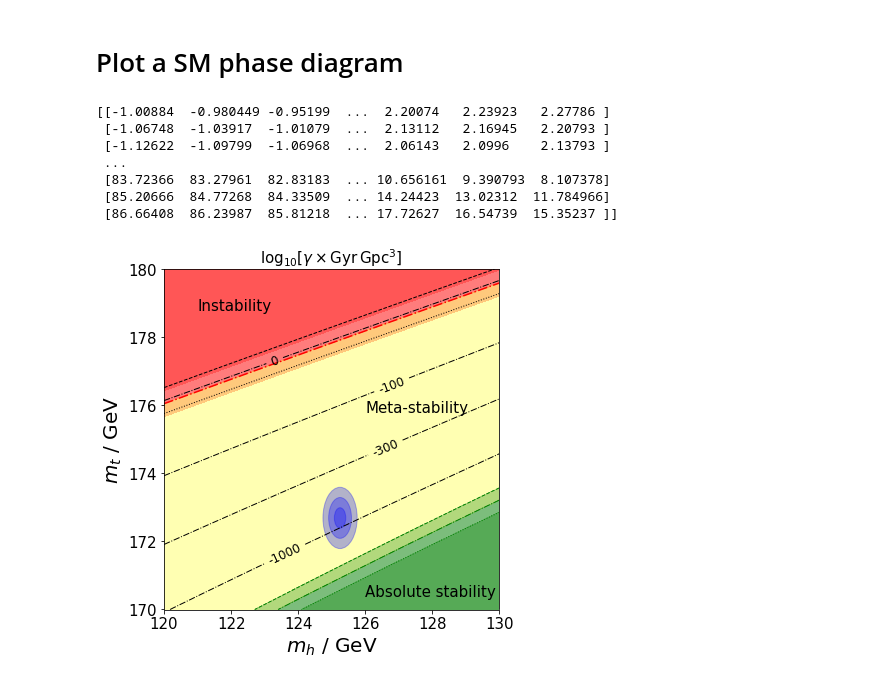
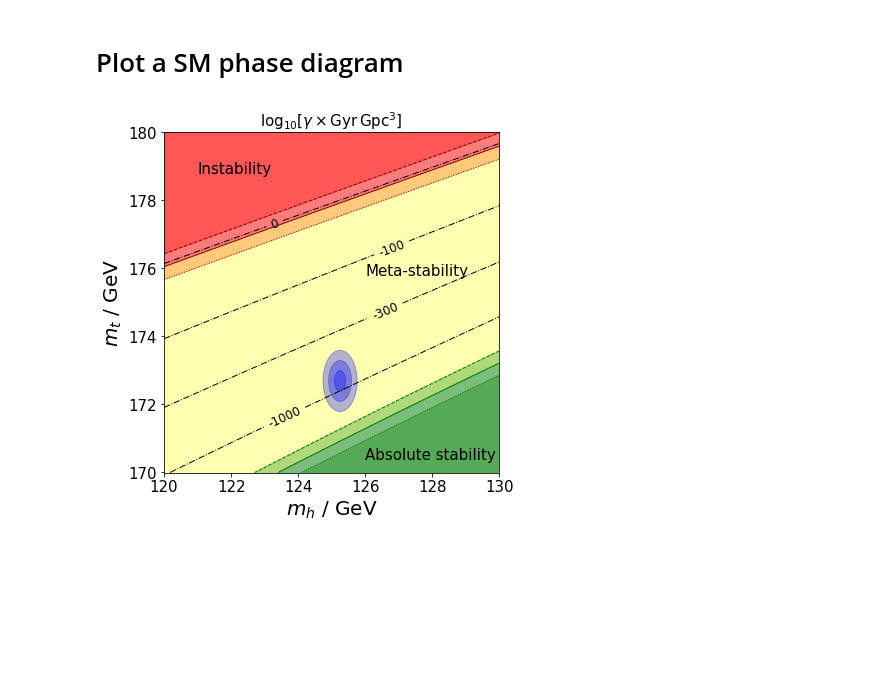
Before and after one commit to SoChigusa/ELVAS, a Jupyter notebook: src/plot/phase_diagram.ipynb, the cells around one changed output. Saved outputs shown, nothing was run; the diff lists cells and outputs as text; code cells hidden in the pictures; blank space fills up the shorter version.

Commit message:
line convention changed

```diff
--- a/src/plot/phase_diagram.ipynb
+++ b/src/plot/phase_diagram.ipynb
@@ -58,11 +58,19 @@ if USE_ELVAS_OUTPUT:
   log10gamma = replaceInf(data[:,2])
   Zm = log10gamma.reshape(nPts+1,nPts+1)
   data = np.loadtxt("../output/" + DATE_LABEL + "_lammin.dat", usecols=range(3), delimiter='   ')
-  lammin = data[:,2].reshape(nPts+1, nPts+1)
-  data = np.loadtxt("../output/" + DATE_LABEL + "_alphap1s_lammin.dat", usecols=range(3), delimiter='   ')
-  lamminp = data[:,2].reshape(nPts+1, nPts+1)
-  data = np.loadtxt("../output/" + DATE_LABEL + "_alpham1s_lammin.dat", usecols=range(3), delimiter='   ')
-  lamminm = data[:,2].reshape(nPts+1, nPts+1)
+  if DATE_LABEL == "1803": # different data convention
+    data = np.loadtxt("../output/" + DATE_LABEL + "_lammin.dat", usecols=range(3), delimiter='   ')
+    lammin = data[:,2].reshape(nPts+1, nPts+1).T
+    data = np.loadtxt("../output/" + DATE_LABEL + "_alphap1s_lammin.dat", usecols=range(3), delimiter='   ')
+    lamminp = data[:,2].reshape(nPts+1, nPts+1).T
+    data = np.loadtxt("../output/" + DATE_LABEL + "_alpham1s_lammin.dat", usecols=range(3), delimiter='   ')
+    lamminm = data[:,2].reshape(nPts+1, nPts+1).T
+  else:
+    lammin = data[:,2].reshape(nPts+1, nPts+1)
+    data = np.loadtxt("../output/" + DATE_LABEL + "_alphap1s_lammin.dat", usecols=range(3), delimiter='   ')
+    lamminp = data[:,2].reshape(nPts+1, nPts+1)
+    data = np.loadtxt("../output/" + DATE_LABEL + "_alpham1s_lammin.dat", usecols=range(3), delimiter='   ')
+    lamminm = data[:,2].reshape(nPts+1, nPts+1)
 else:
   data = np.loadtxt("../output/" + DATE_LABEL + ".dat", usecols=range(5), delimiter='\t')
   mt = data[:,0]
@@ -76,19 +84,18 @@ else:
 # for contour fill
 # Z < -3 & lammin < 0 are required
 metastability = np.maximum(Z + 3, 100 * lammin)
-print(metastability)
 
 # contour plot (line / area)
 cs = ax.contour(X, Y, Z, levels=[-1000, -300, -100, 0], colors='black', linewidths=1, linestyles='-.')
-ax.contour(X, Y, Zp, levels=[0], colors='black', linewidths=1, linestyles='--')
-ax.contour(X, Y, Zm, levels=[0], colors='black', linewidths=1, linestyles=':')
-ax.contour(X, Y, lammin, levels=[0], colors='green', linewidths=1, linestyles='-.')
+ax.contour(X, Y, lammin, levels=[0], colors='green', linewidths=1, linestyles='-')
 ax.contour(X, Y, lamminp, levels=[0], colors='green', linewidths=1, linestyles='--')
 ax.contour(X, Y, lamminm, levels=[0], colors='green', linewidths=1, linestyles=':')
 ax.contourf(X, Y, Z, levels=[-3, np.inf], alpha=0.3, colors='red')
 ax.contourf(X, Y, Zp, levels=[-3, np.inf], alpha=0.3, colors='red')
 ax.contourf(X, Y, Zm, levels=[-3, np.inf], alpha=0.3, colors='red')
-ax.contour(X, Y, Z+3, levels=[0], colors='red', linestyles='-.')
+ax.contour(X, Y, Z, levels=[-3], colors='darkred', linewidths=1, linestyles='-')
+ax.contour(X, Y, Zp, levels=[-3], colors='darkred', linewidths=1, linestyles='--')
+ax.contour(X, Y, Zm, levels=[-3], colors='darkred', linewidths=1, linestyles=':')
 ax.contourf(X, Y, metastability, levels=[LARGE_NEGATIVE, 0], alpha=0.3, colors='yellow')
 ax.contourf(X, Y, lammin, levels=[0, -LARGE_NEGATIVE], alpha=0.3, colors='green')
 ax.contourf(X, Y, lamminp, levels=[0, -LARGE_NEGATIVE], alpha=0.3, colors='green')
@@ -102,38 +109,31 @@ for sigma in range(1, 4):
   e = pat.Ellipse(xy=(MH, MTMC), width=2*sigma*MH_ERR, height=2*sigma*MTMC_ERR, alpha=0.3, color="blue")
   ax.add_patch(e)
 
 # annotation
 ax.text(x=121, y=178.8, s="Instability", fontsize=15)
 ax.text(x=126, y=175.8, s="Meta-stability", fontsize=15)
 ax.text(x=126, y=170.4, s="Absolute stability", fontsize=15)
 
 # plot range
 ax.set_xlim(MH_MIN, MH_MAX)
 ax.set_ylim(MT_MIN, MT_MAX)
 
 # ticks setting
 ax.set_title(r"$\log_{10} [\gamma \times {\rm Gyr}\,{\rm Gpc}^3]$", fontsize=15)
 ax.tick_params(labelsize=15)
 
 # figure captions
 ax.set_xlabel(r"$m_h$ / GeV", size=20)
 ax.set_ylabel(r"$m_t$ / GeV", size=20)
 
 plt.tight_layout()
 plt.savefig('phase_diagram_'+DATE_LABEL+'.pdf', bbox_inches='tight')
 
 # add pole mass measurement result
 # if DATE_LABEL == '2306':
 #   for sigma in range(1, 4):
 #     e = pat.Ellipse(xy=(MH, MTPOLE), width=2*sigma*MH_ERR, height=2*sigma*MTPOLE_ERR, alpha=0.3, color="orange")
 #     ax.add_patch(e)
 #   plt.savefig('phase_diagram_'+DATE_LABEL+'_mtpole.pdf', bbox_inches='tight')
 # %% [output]
-[[-1.00884  -0.980449 -0.95199  ...  2.20074   2.23923   2.27786 ]
- [-1.06748  -1.03917  -1.01079  ...  2.13112   2.16945   2.20793 ]
- [-1.12622  -1.09799  -1.06968  ...  2.06143   2.0996    2.13793 ]
- ...
- [83.72366  83.27961  82.83183  ... 10.656161  9.390793  8.107378]
- [85.20666  84.77268  84.33509  ... 14.24423  13.02312  11.784966]
- [86.66408  86.23987  85.81218  ... 17.72627  16.54739  15.35237 ]]
-[figure, old version]
+[figure, new version]
```
Also changed, not shown: 4 other files.
